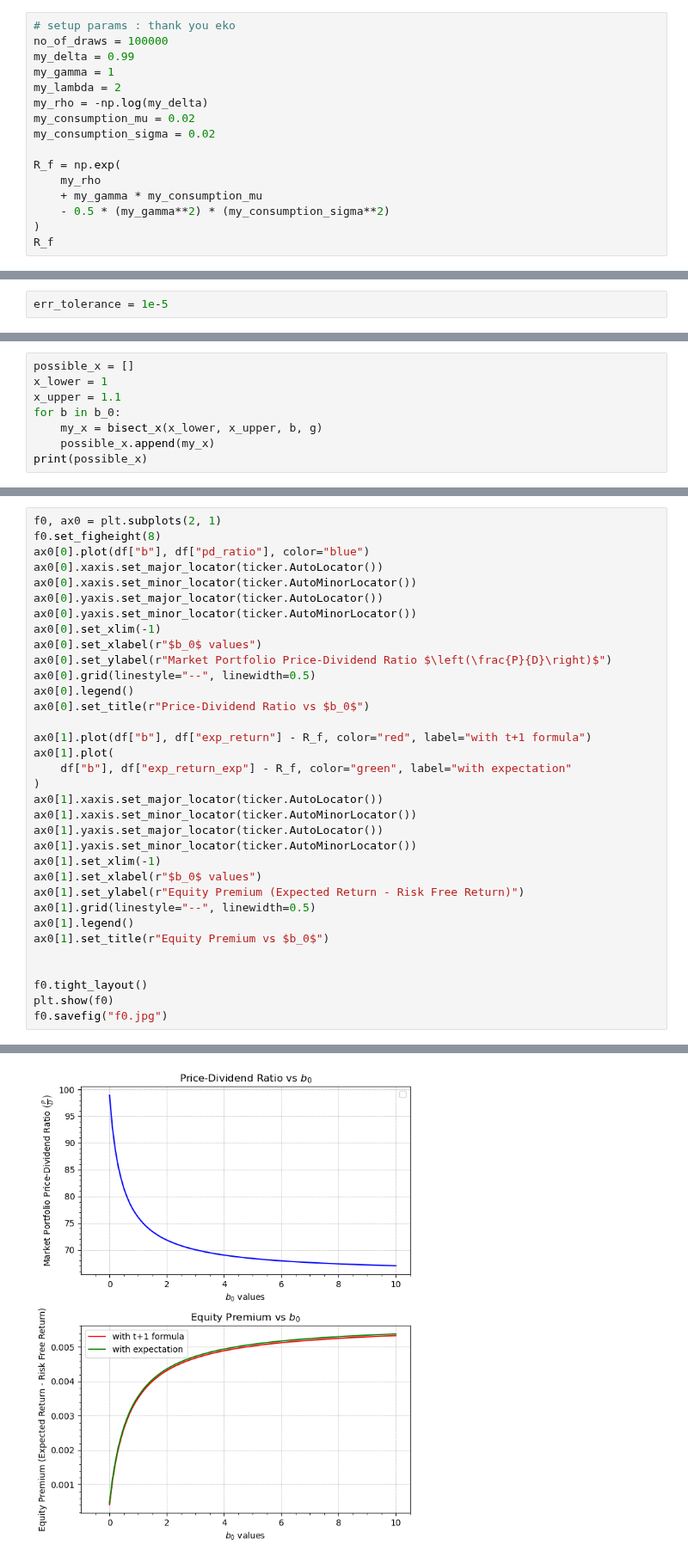
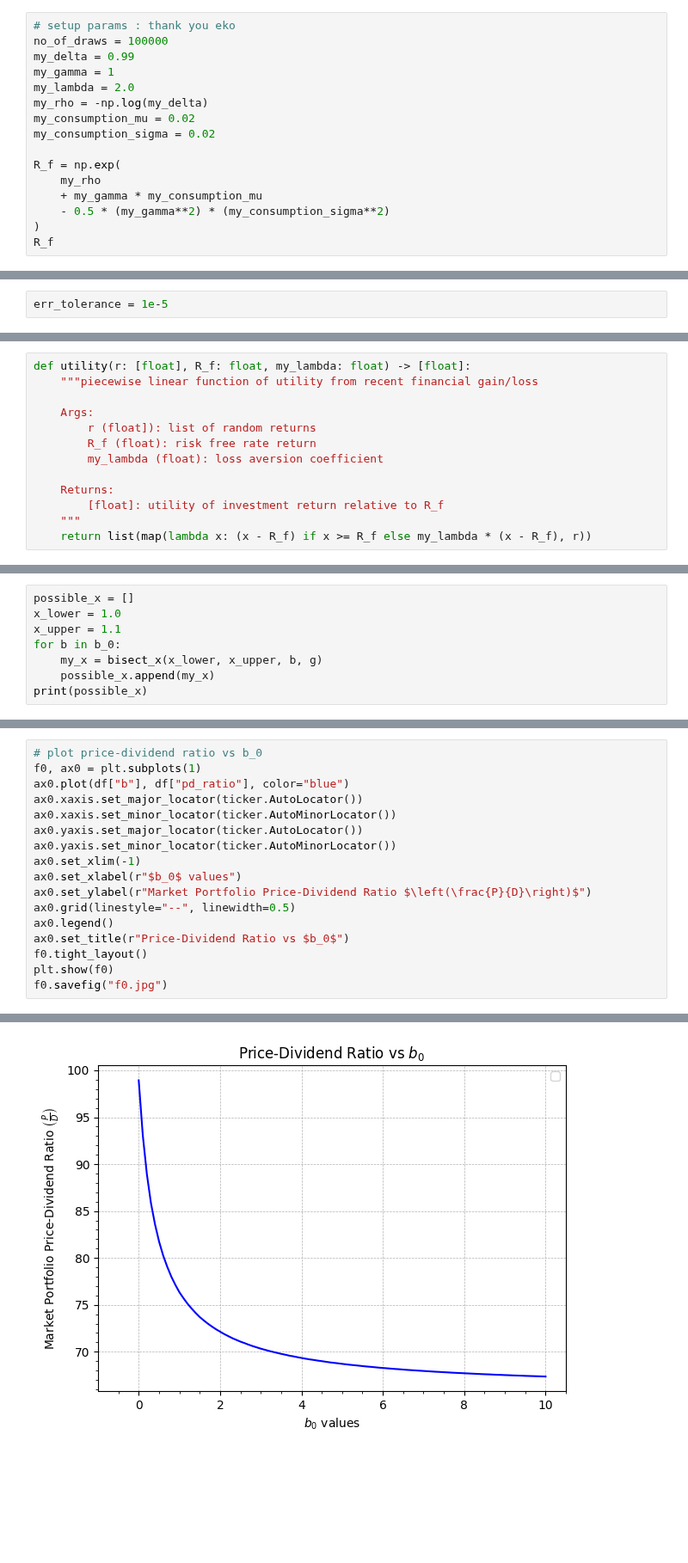
Before and after one commit to kilowiski/qf600, a Jupyter notebook: assignment_6/assignment6.ipynb, the cells around one changed output, grey strips where cells are left out. Shown at 86% size. Cells and saved outputs as stored; diff of their text form; blank space fills up the shorter version.

```diff
--- a/assignment_6/assignment6.ipynb
+++ b/assignment_6/assignment6.ipynb
@@ -99,7 +99,7 @@ import typing
 no_of_draws = 100000
 my_delta = 0.99
 my_gamma = 1
-my_lambda = 2
+my_lambda = 2.0
 my_rho = -np.log(my_delta)
 my_consumption_mu = 0.02
 my_consumption_sigma = 0.02
@@ -159,3 +145,16 @@ def utility(r, R_f):
+# %%
+def utility(r: [float], R_f: float, my_lambda: float) -> [float]:
+    """piecewise linear function of utility from recent financial gain/loss
+
+    Args:
+        r (float]): list of random returns
+        R_f (float): risk free rate return
+        my_lambda (float): loss aversion coefficient
+
+    Returns:
+        [float]: utility of investment return relative to R_f
+    """
+    return list(map(lambda x: (x - R_f) if x >= R_f else my_lambda * (x - R_f), r))
 # %%
 # wah thank you eko
 def kappa_numerical_error(
@@ -191,7 +227,7 @@ def bisect_x(x_lower, x_upper, b, g):
     return x_0
 # %%
 possible_x = []
-x_lower = 1
+x_lower = 1.0
 x_upper = 1.1
 for b in b_0:
     my_x = bisect_x(x_lower, x_upper, b, g)
@@ -244,38 +280,21 @@ df
 101 rows × 5 columns
 # %%
-f0, ax0 = plt.subplots(2, 1)
-f0.set_figheight(8)
-ax0[0].plot(df["b"], df["pd_ratio"], color="blue")
-ax0[0].xaxis.set_major_locator(ticker.AutoLocator())
-ax0[0].xaxis.set_minor_locator(ticker.AutoMinorLocator())
-ax0[0].yaxis.set_major_locator(ticker.AutoLocator())
-ax0[0].yaxis.set_minor_locator(ticker.AutoMinorLocator())
-ax0[0].set_xlim(-1)
-ax0[0].set_xlabel(r"$b_0$ values")
-ax0[0].set_ylabel(r"Market Portfolio Price-Dividend Ratio $\left(\frac{P}{D}\right)$")
-ax0[0].grid(linestyle="--", linewidth=0.5)
-ax0[0].legend()
-ax0[0].set_title(r"Price-Dividend Ratio vs $b_0$")
-
-ax0[1].plot(df["b"], df["exp_return"] - R_f, color="red", label="with t+1 formula")
-ax0[1].plot(
-    df["b"], df["exp_return_exp"] - R_f, color="green", label="with expectation"
-)
-ax0[1].xaxis.set_major_locator(ticker.AutoLocator())
-ax0[1].xaxis.set_minor_locator(ticker.AutoMinorLocator())
-ax0[1].yaxis.set_major_locator(ticker.AutoLocator())
-ax0[1].yaxis.set_minor_locator(ticker.AutoMinorLocator())
-ax0[1].set_xlim(-1)
-ax0[1].set_xlabel(r"$b_0$ values")
-ax0[1].set_ylabel(r"Equity Premium (Expected Return - Risk Free Return)")
-ax0[1].grid(linestyle="--", linewidth=0.5)
-ax0[1].legend()
-ax0[1].set_title(r"Equity Premium vs $b_0$")
-
-
+# plot price-dividend ratio vs b_0
+f0, ax0 = plt.subplots(1)
+ax0.plot(df["b"], df["pd_ratio"], color="blue")
+ax0.xaxis.set_major_locator(ticker.AutoLocator())
+ax0.xaxis.set_minor_locator(ticker.AutoMinorLocator())
+ax0.yaxis.set_major_locator(ticker.AutoLocator())
+ax0.yaxis.set_minor_locator(ticker.AutoMinorLocator())
+ax0.set_xlim(-1)
+ax0.set_xlabel(r"$b_0$ values")
+ax0.set_ylabel(r"Market Portfolio Price-Dividend Ratio $\left(\frac{P}{D}\right)$")
+ax0.grid(linestyle="--", linewidth=0.5)
+ax0.legend()
+ax0.set_title(r"Price-Dividend Ratio vs $b_0$")
 f0.tight_layout()
 plt.show(f0)
 f0.savefig("f0.jpg")
 # %% [output]
 No artists with labels found to put in legend.  Note that artists whose label start with an underscore are ignored when legend() is called with no argument.
-[figure, old version]
+[figure, new version]
```
Also changed, not shown: parts of 13 cells of this notebook, 2 other files.
